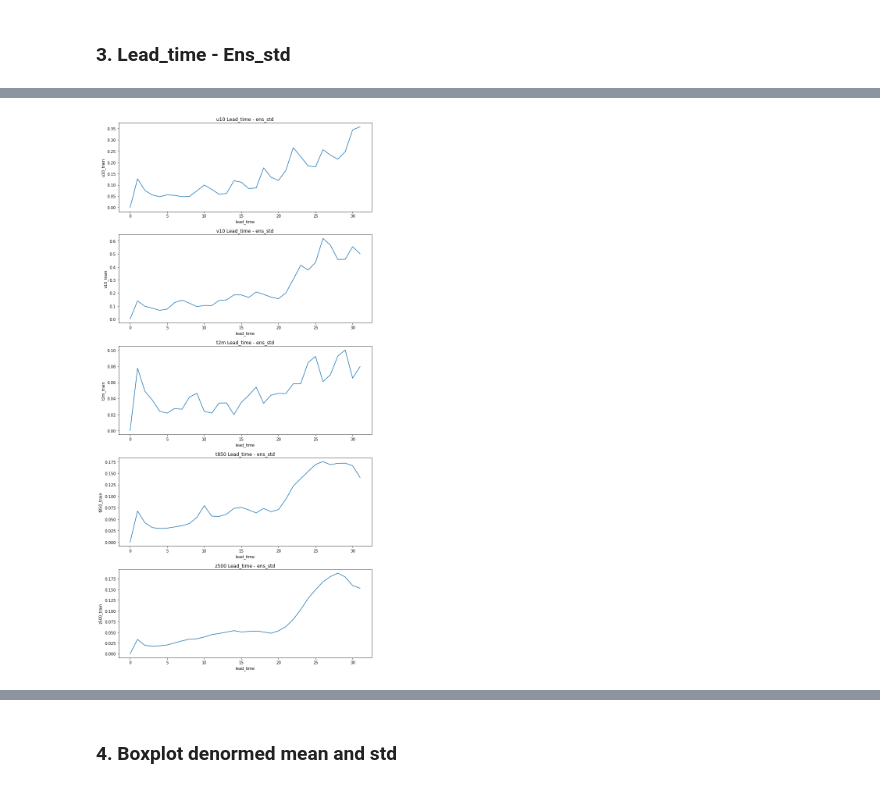
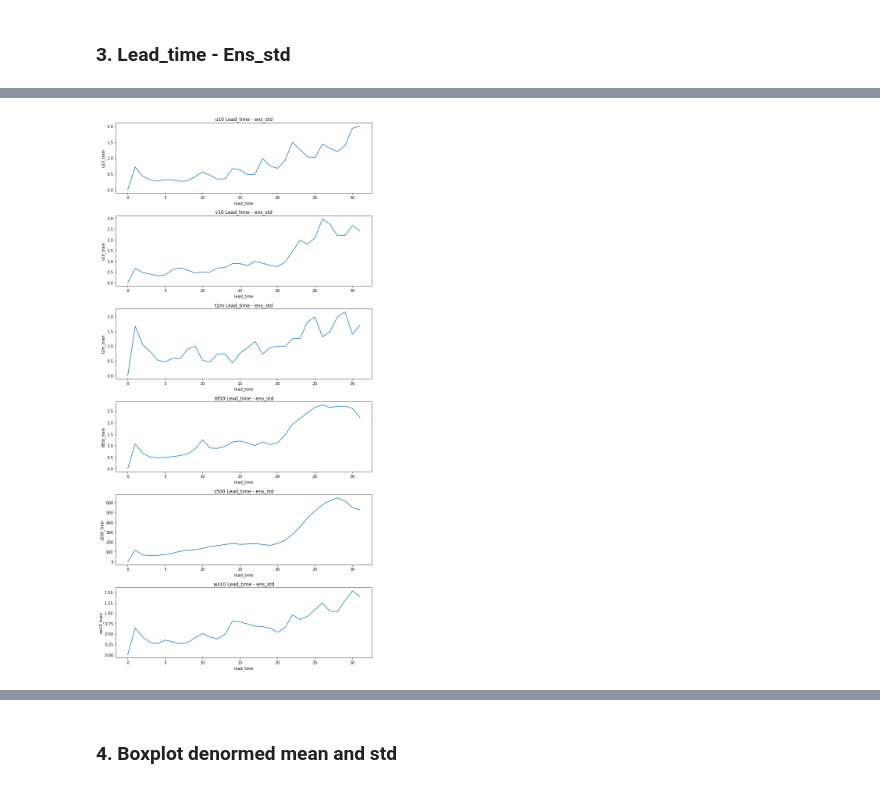
Before and after one commit to cleveryangcong/Bachelor_Thesis, a Jupyter notebook: notebooks/reports/1.0-dc-data_visualization.ipynb, the cells around one changed output, grey strips where cells are left out. Saved outputs shown, nothing was run; the diff lists cells and outputs as text; code cells hidden in the pictures.

Commit message:
Change visualization to add ws10

```diff
--- a/notebooks/reports/1.0-dc-data_visualization.ipynb
+++ b/notebooks/reports/1.0-dc-data_visualization.ipynb
@@ -35,7 +35,7 @@ from src.models.CRPS_baseline.CRPS_load import *  # Load CRPS scores
 # %% [markdown]
 ### 0. Setup
 # %%
-var_names = ["u10", "v10", "t2m", "t850", "z500"]
+var_names = ["u10", "v10", "t2m", "t850", "z500", "ws10"]
 random.seed(7)
 # setup:
 ran_lat = random.randint(0, 119)
@@ -91,14 +102,14 @@ plt.show()
 # %%
-fig, axs = plt.subplots(ncols=1, nrows=5, figsize=(10, 20))
-for i in range(5):
-    dat_train_norm[i][var_names[i] + "_train"].isel(
+fig, axs = plt.subplots(ncols=1, nrows=6, figsize=(10, 20))
+for i in range(6):
+    dat_train_denorm[i][var_names[i] + "_train"].isel(
         forecast_date=ran_forecast_date, lat=ran_lat, lon=ran_lon, mean_std=1
     ).plot(x="lead_time", ax=axs[i])
     axs[i].set_title(var_names[i] + " Lead_time - ens_std")
 plt.tight_layout()
 plt.show()
 # %% [output]
-[figure, old version]
+[figure, new version]
 [interactive output not drawn]
 # %% [markdown]
 ### 4. Boxplot denormed mean and std
```
Also changed, not shown: parts of 3 cells of this notebook.
